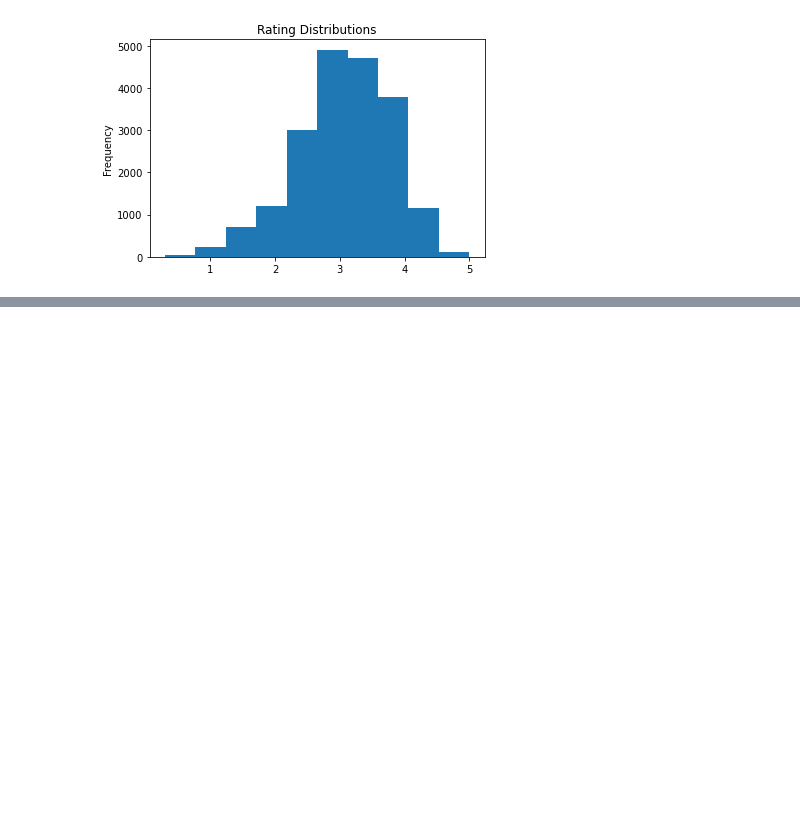
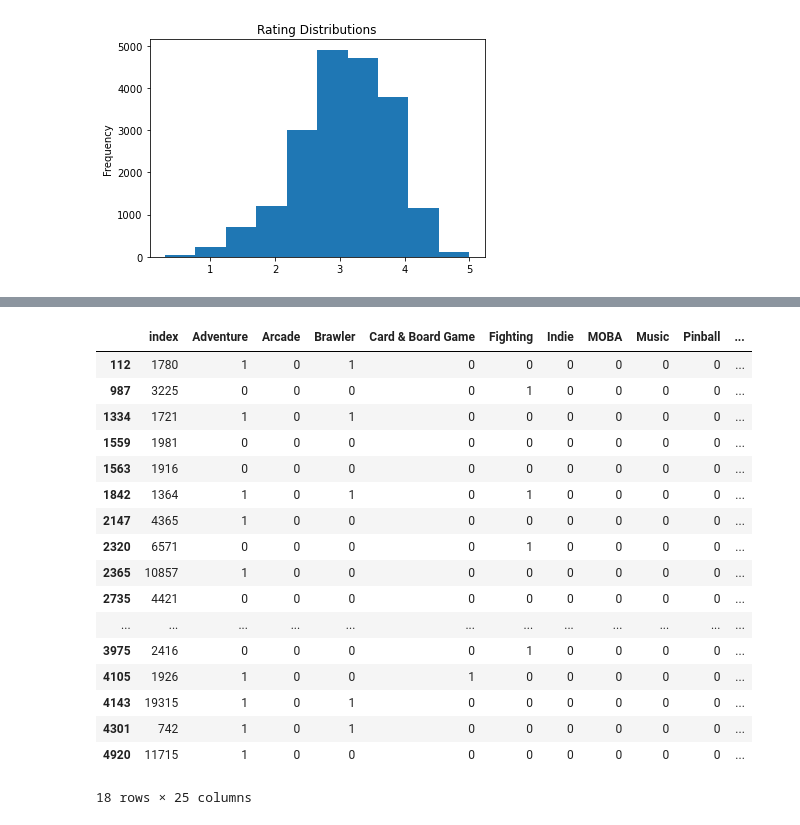
Before and after one commit to Tommyphung1/Predicting-Video-Games-Profit-with-Genres, a Jupyter notebook: notebook_1.ipynb, the cells around one changed output, grey strips where cells are left out. Drawn from its saved outputs; the diff is of its cells as text; code cells hidden in the pictures; blank space fills up the shorter version.

```diff
--- a/notebook_1.ipynb
+++ b/notebook_1.ipynb
@@ -50,2 +52,3 @@ df.Developers = df.Developers.apply(dc.convert_to_list)
 # %%
-dev_df = pd.concat([pd.get_dummies(df['Developers'].explode(),drop_first= True).groupby(level=0).sum(), df[['Rating']]], axis= 1)
+dev_df = pd.concat([df.Title, pd.get_dummies(df['Developers'].explode(),drop_first= True).groupby(level=0).sum(), df[['top']]], axis= 1)
+genre_df = pd.concat([df.Title, pd.get_dummies(df['Genres'].explode(),drop_first= True).groupby(level=0).sum(), df[['top']]], axis= 1)
@@ -54,2 +54,0 @@ df[['MOBA', 'Pinball', 'Quiz/Trivia', 'Card & Board Game', 'Real Time Strategy',
-# %%
-genre_df = pd.concat([pd.get_dummies(df['Genres'].explode(),drop_first= True).groupby(level=0).sum(), df[['Rating']]], axis= 1)
@@ -110,8 +56,8 @@ Name: Developers, Length: 19867, dtype: object
 from sklearn.tree import DecisionTreeClassifier
 from sklearn.model_selection import train_test_split
 
-X = genre_df[genre_df.columns[:-1]]
-y =  genre_df.Rating
+X = genre_df[genre_df.columns[1:-1]]
+y =  genre_df.top
 X_train, X_test, y_train, y_test = train_test_split(X, y)
 
 classifier = DecisionTreeClassifier(random_state=10)
@@ -153,0 +92,23 @@ genre_df[genre_df.columns[:-1]]
+# %%
+test_df = pd.concat([X_test.reset_index(), pd.Series(classifier.predict(X_test), name = 'Pred')], axis= 1)
+# %%
+test_df.loc[test_df['Pred'] == 1]
+# %% [output]
+|  | index | Adventure | Arcade | Brawler | Card & Board Game | Fighting | Indie | MOBA | Music | Pinball | ... |
+| 112 | 1780 | 1 | 0 | 1 | 0 | 0 | 0 | 0 | 0 | 0 | ... |
+| 987 | 3225 | 0 | 0 | 0 | 0 | 1 | 0 | 0 | 0 | 0 | ... |
+| 1334 | 1721 | 1 | 0 | 1 | 0 | 0 | 0 | 0 | 0 | 0 | ... |
+| 1559 | 1981 | 0 | 0 | 0 | 0 | 0 | 0 | 0 | 0 | 0 | ... |
+| 1563 | 1916 | 0 | 0 | 0 | 0 | 0 | 0 | 0 | 0 | 0 | ... |
+| 1842 | 1364 | 1 | 0 | 1 | 0 | 1 | 0 | 0 | 0 | 0 | ... |
+| 2147 | 4365 | 1 | 0 | 0 | 0 | 0 | 0 | 0 | 0 | 0 | ... |
+| 2320 | 6571 | 0 | 0 | 0 | 0 | 1 | 0 | 0 | 0 | 0 | ... |
+| 2365 | 10857 | 1 | 0 | 0 | 0 | 0 | 0 | 0 | 0 | 0 | ... |
+| 2735 | 4421 | 0 | 0 | 0 | 0 | 0 | 0 | 0 | 0 | 0 | ... |
+| ... | ... | ... | ... | ... | ... | ... | ... | ... | ... | ... | ... |
+| 3975 | 2416 | 0 | 0 | 0 | 0 | 1 | 0 | 0 | 0 | 0 | ... |
+| 4105 | 1926 | 1 | 0 | 0 | 1 | 0 | 0 | 0 | 0 | 0 | ... |
+| 4143 | 19315 | 1 | 0 | 1 | 0 | 0 | 0 | 0 | 0 | 0 | ... |
+| 4301 | 742 | 1 | 0 | 1 | 0 | 0 | 0 | 0 | 0 | 0 | ... |
+| 4920 | 11715 | 1 | 0 | 0 | 0 | 0 | 0 | 0 | 0 | 0 | ... |
+18 rows × 25 columns
```
Also changed, not shown: parts of 16 cells of this notebook, 3 other files.
